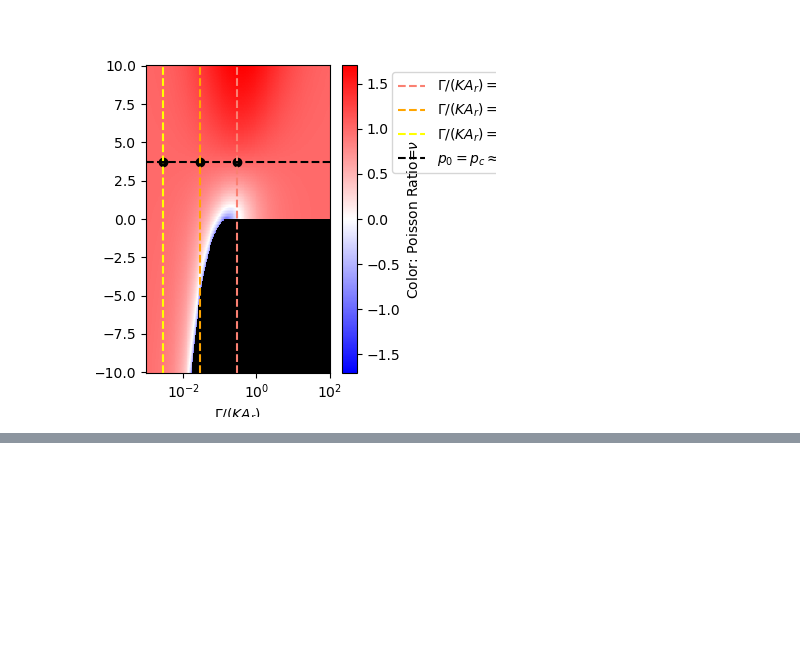
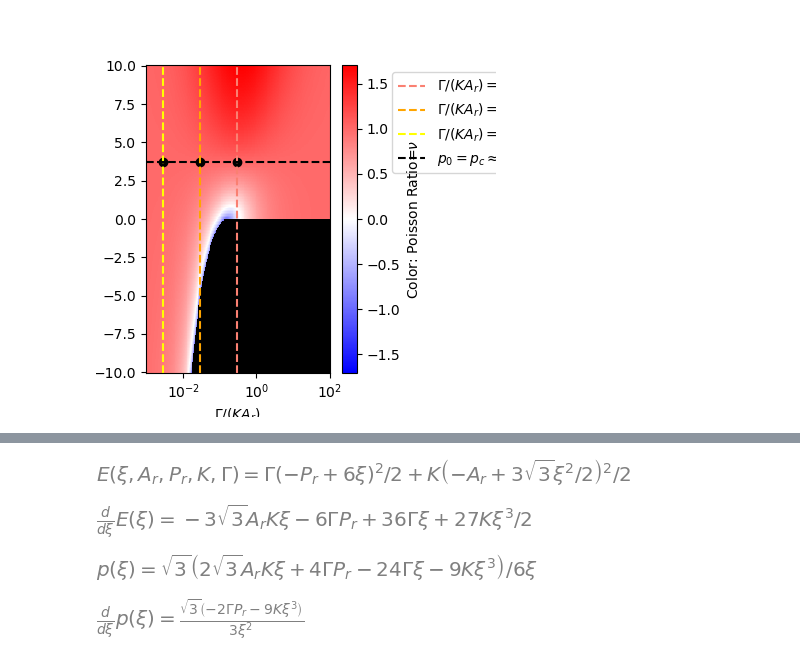
Before and after one commit to frenebo/VMToolkit_pjk, a Jupyter notebook: analytic_notebooks/2024_11_27_sijie_system.ipynb, the cells around one changed output, grey strips where cells are left out. Cells and saved outputs as stored; diff of their text form; code cells hidden in the pictures; blank space fills up the shorter version.

```diff
--- a/analytic_notebooks/2024_11_27_sijie_system.ipynb
+++ b/analytic_notebooks/2024_11_27_sijie_system.ipynb
@@ -512,0 +529,46 @@ sympy.Eq(
+# %%
+xi_reg =  sympy.symbols(r"\xi", real=True, positive=True)
+
+energy_regular_iso = energy_basic.subs([
+    (alpha, xi_reg),
+    (beta, xi_reg),
+])
+
+sympy.Eq(
+    sympy.Function('E')(xi_reg, A_r, P_r, K, Gam),
+    energy_regular_iso,
+)
+# %% [output]
+[figure, added]
+# %%
+dE_regular_iso_dxi_symexp = energy_regular_iso.diff(xi_reg).expand()
+
+sympy.Eq(
+    sympy.Derivative(sympy.Function("E")(xi_reg), xi_reg),
+    dE_regular_iso_dxi_symexp
+)
+# %% [output]
+[figure, added]
+# %%
+
+pressure_reg_iso_exp = ( (-1) / (3 * sympy.sqrt(3) * xi_reg) ) * dE_regular_iso_dxi_symexp
+
+pressure_reg_iso_exp = pressure_reg_iso_exp.simplify()
+
+sympy.Eq(
+    sympy.Function("p")(xi_reg),
+    pressure_reg_iso_exp
+)
+# Gam
+# pressure_exp
+# %% [output]
+[figure, added]
+# %%
+dpressure_dxi_reg_iso_exp = pressure_reg_iso_exp.diff(xi_reg).simplify()
+
+sympy.Eq(
+    sympy.Derivative(sympy.Function("p")(xi_reg), xi_reg),
+    dpressure_dxi_reg_iso_exp
+)
+# %% [output]
+[figure, added]
```
Also changed, not shown: parts of 12 cells of this notebook, 9 other files.
